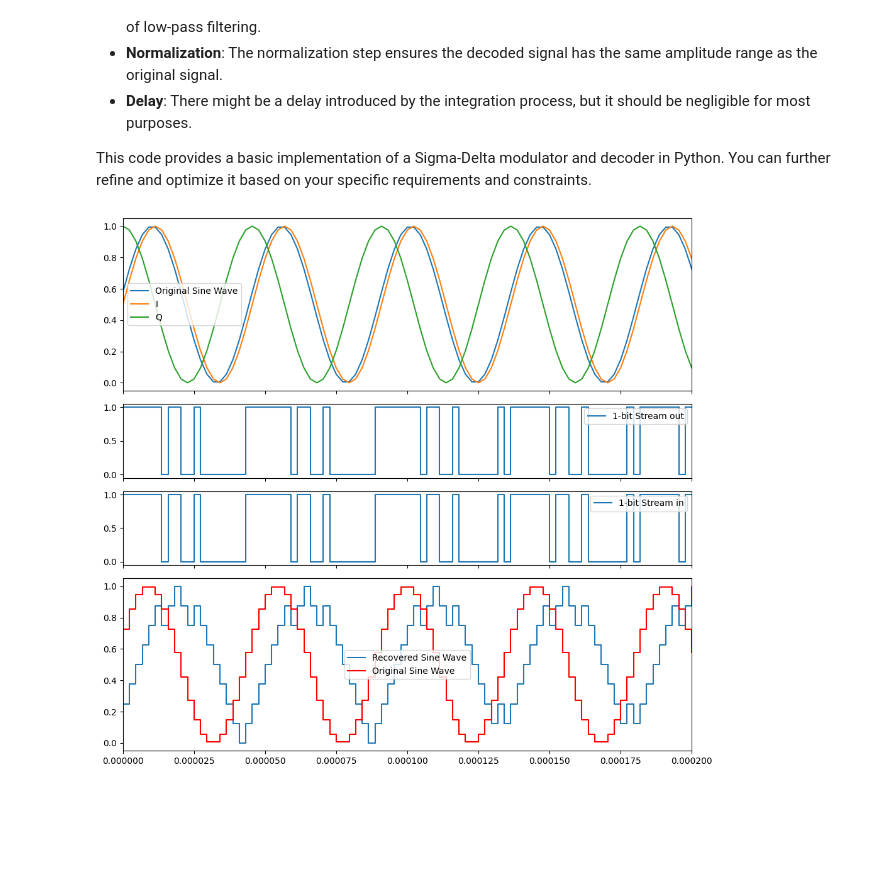
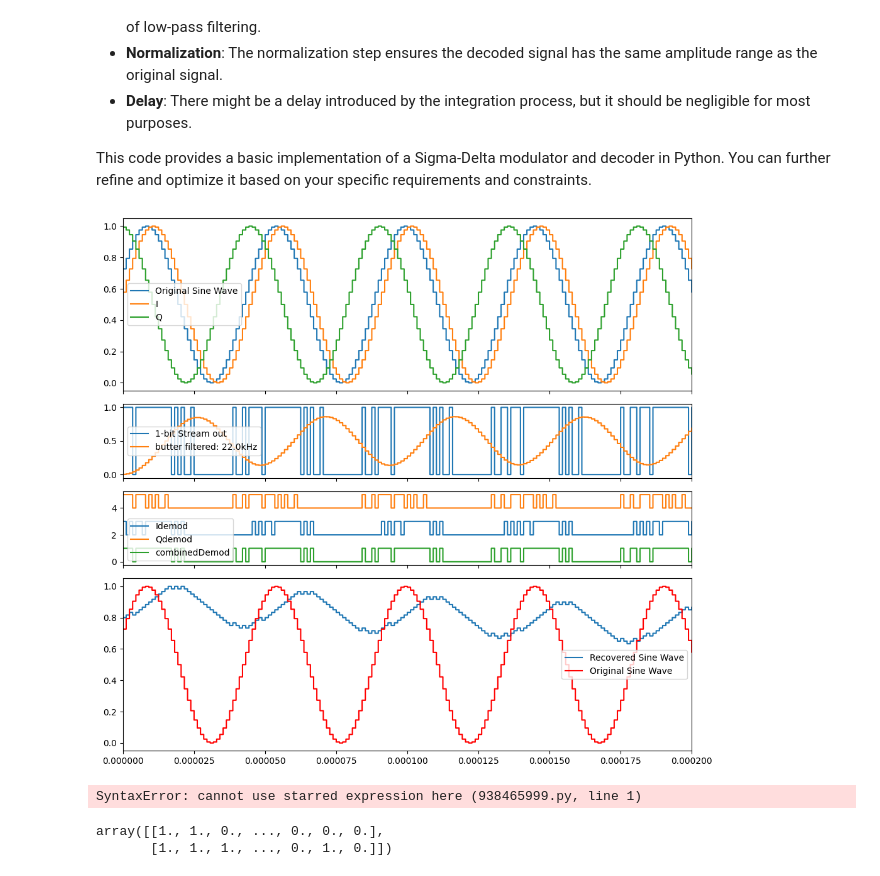
Before and after one commit to erikson1970/006_DTMF_Decoder, a Jupyter notebook: DTMF_detector.ipynb, the cells around one changed output. Cells and saved outputs as stored; diff of their text form; code cells hidden in the pictures; blank space fills up the shorter version.

```diff
--- a/DTMF_detector.ipynb
+++ b/DTMF_detector.ipynb
@@ -1032,9 +1033,18 @@ def simple_spectrogram(signal, fs, window_size, noverlap):
     spec = np.array([np.abs(np.fft.rfft(window)) for window in slices])
     return freqs, times, spec.T
 
+# Load the WAV file
+filename = 'dtmf_fm_unmodulated.wav'
+with wave.open(filename, 'r') as wav_file:
+    nchannels, sampwidth, framerate, nframes, comptype, compname = wav_file.getparams()
+    frames = wav_file.readframes(nframes)
+    # Convert frames to int16
+    dtype = np.int16
+    unModSignal = np.frombuffer(frames, dtype=dtype)
+
 
 # Load the WAV file
-filename = 'dtmf_fm_modulated.wav'
+filename = 'dtmf_fm_modulated_LP.wav'
 with wave.open(filename, 'r') as wav_file:
     nchannels, sampwidth, framerate, nframes, comptype, compname = wav_file.getparams()
     frames = wav_file.readframes(nframes)
@@ -1042,8 +1052,10 @@ with wave.open(filename, 'r') as wav_file:
     dtype = np.int16
     signal = np.frombuffer(frames, dtype=dtype)
 
+
 # Normalize the signal for plotting as voltage
 time = np.linspace(0, nframes / framerate, num=nframes)
 voltage_signal = signal / np.max(np.abs(signal))
+unModVoltage_signal = unModSignal / np.max(np.abs(unModSignal))
 # %%
 # Plot Voltage Waveform
@@ -1344,10 +1363,10 @@ def delta_sigma_decoder_nbits(bitstream, N_bits):
 
 # Parameters
 carrier_freq = 22000  # Carrier frequency in Hz
-oversampling_factor = 20  # Oversampling factor
+oversampling_factor = 40  # Oversampling factor
 sampling_freq = carrier_freq * oversampling_factor  # Sampling frequency
 duration = 0.001  # Duration of the signal in seconds
-phaseError=0.05 * np.pi
+phaseError=0.1 * np.pi
 
 Nbits=1
 
@@ -1359,37 +1378,50 @@ sine_wave = 0.5 * np.sin(2 * np.pi * carrier_freq * t + phaseError) + 0.5
 
 # Generate the IQ waves
 Isine_wave = 0.5 * np.sin(2 * np.pi * carrier_freq * t) + 0.5
 Qsine_wave = 0.5 * np.cos(2 * np.pi * carrier_freq * t) + 0.5
 Ibitstream = delta_sigma_modulation(Isine_wave)
 Qbitstream = delta_sigma_modulation(Qsine_wave)
 
 # Apply Delta-Sigma Modulation
 bitstream = delta_sigma_modulation(sine_wave) if Nbits<2 \
             else delta_sigma_modulation_nbits(sine_wave,N_bits=Nbits)
 
-#Idemod=
+IQdemod=[(Ibitstream[ii]*xx,Qbitstream[ii]*xx) for ii,xx in enumerate(bitstream)]
+combinedDemod=[1 if ii==qq else 0 for ii,qq in IQdemod]
+combinedDemod=[min(ii+qq,1) for ii,qq in IQdemod]
 
-decoded_signal=delta_sigma_decoder(bitstream=bitstream)  if Nbits<2 \
+decoded_signal=delta_sigma_decoder(bitstream=combinedDemod)  if Nbits<2 \
             else delta_sigma_decoder_nbits(bitstream=bitstream,N_bits=Nbits)
 
 fig,ax=plt.subplots(4,1,figsize=(10,9),sharex=True,height_ratios=[.35,0.15,0.15,0.35])
 ax0,ax1,ax2,ax3=(ax[0],ax[1],ax[2],ax[3])
 
 
 # Plot the original sine wave and the 1-bit stream
-ax0.plot(t, sine_wave, label='Original Sine Wave')
-ax0.plot(t, Isine_wave, label='I')
-ax0.plot(t, Qsine_wave, label='Q')
+ax0.plot(t, sine_wave, label='Original Sine Wave', drawstyle='steps-pre')
+ax0.plot(t, Isine_wave, label='I', drawstyle='steps-pre')
+ax0.plot(t, Qsine_wave, label='Q', drawstyle='steps-pre')
 ax0.legend()
 ax0.set_xlim([0,0.0002])
 ax1.plot(t, bitstream, label='1-bit Stream out', drawstyle='steps-pre')
+ax1.plot(t, butter_lowpass_filter(bitstream, carrier_freq, sampling_freq), label=f'butter filtered: {(carrier_freq//100)/10:3.1f}kHz', drawstyle='steps-pre')
 ax1.legend()
-ax2.plot(t, bitstream, label='1-bit Stream in', drawstyle='steps-pre')
+[ax2.plot(t, xxx+2*ii + 2, label='Idemod' if ii==0 else 'Qdemod', drawstyle='steps-pre') for ii,xxx in enumerate(np.array(list(zip(*IQdemod))))]
+ax2.plot(t, combinedDemod, label='combinedDemod', drawstyle='steps-pre')
 ax2.legend()
 ax3.plot(t, decoded_signal, label='Recovered Sine Wave', drawstyle='steps-pre')
 ax3.plot(t, sine_wave, 'r-',label='Original Sine Wave', drawstyle='steps-pre')
 ax3.legend()
 
 plt.tight_layout()
 # %% [output]
-[figure, old version]
+[figure, new version]
+# %%
+zip(*[(1,2),(4,5),(5,6)]))
+# %% [output]
+SyntaxError: cannot use starred expression here (938465999.py, line 1)
+# %%
+np.array(list(zip(*IQdemod)))
+# %% [output]
+array([[1., 1., 0., ..., 0., 0., 0.],
+       [1., 1., 1., ..., 0., 1., 0.]])
```
Also changed, not shown: parts of 6 cells of this notebook, 3 other files.
